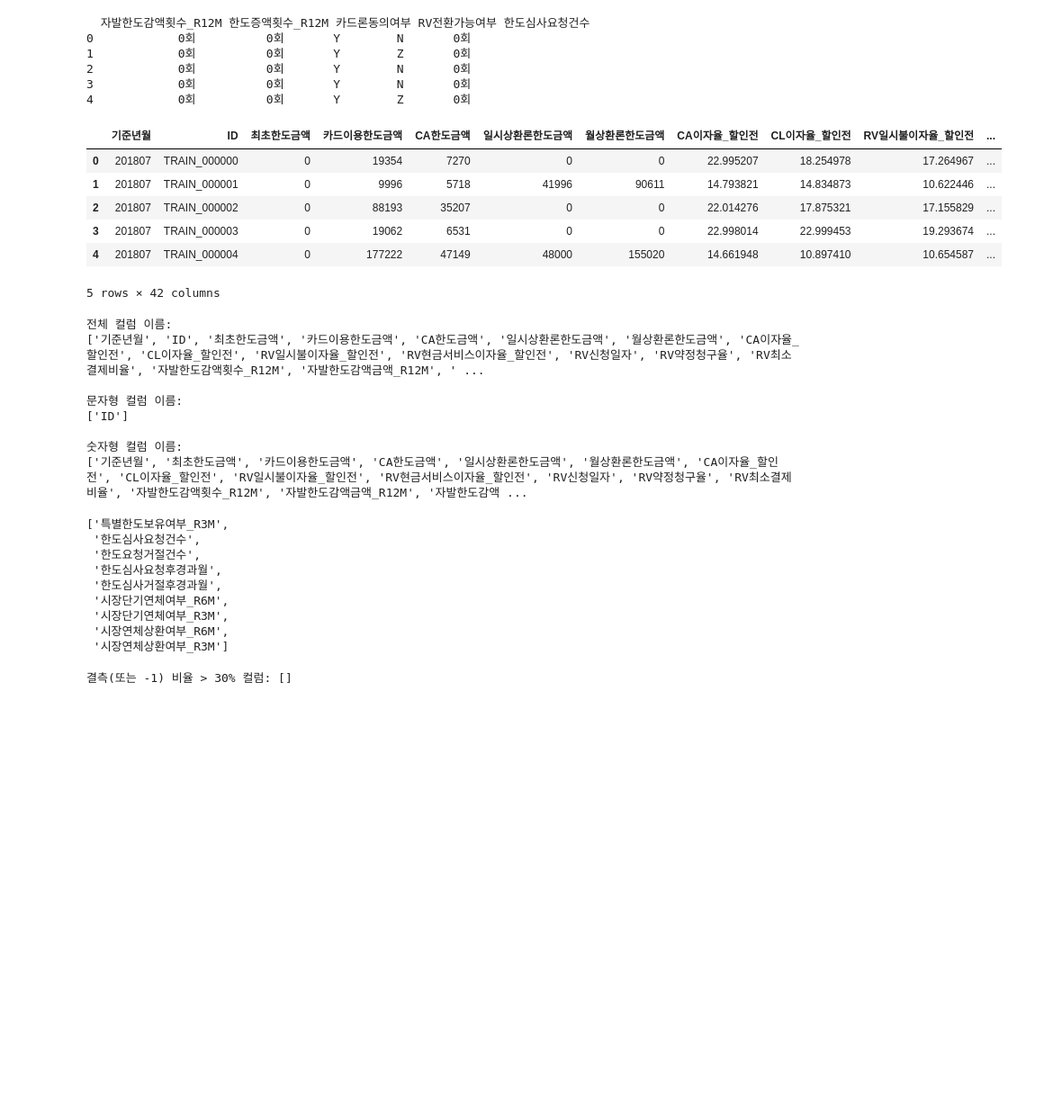
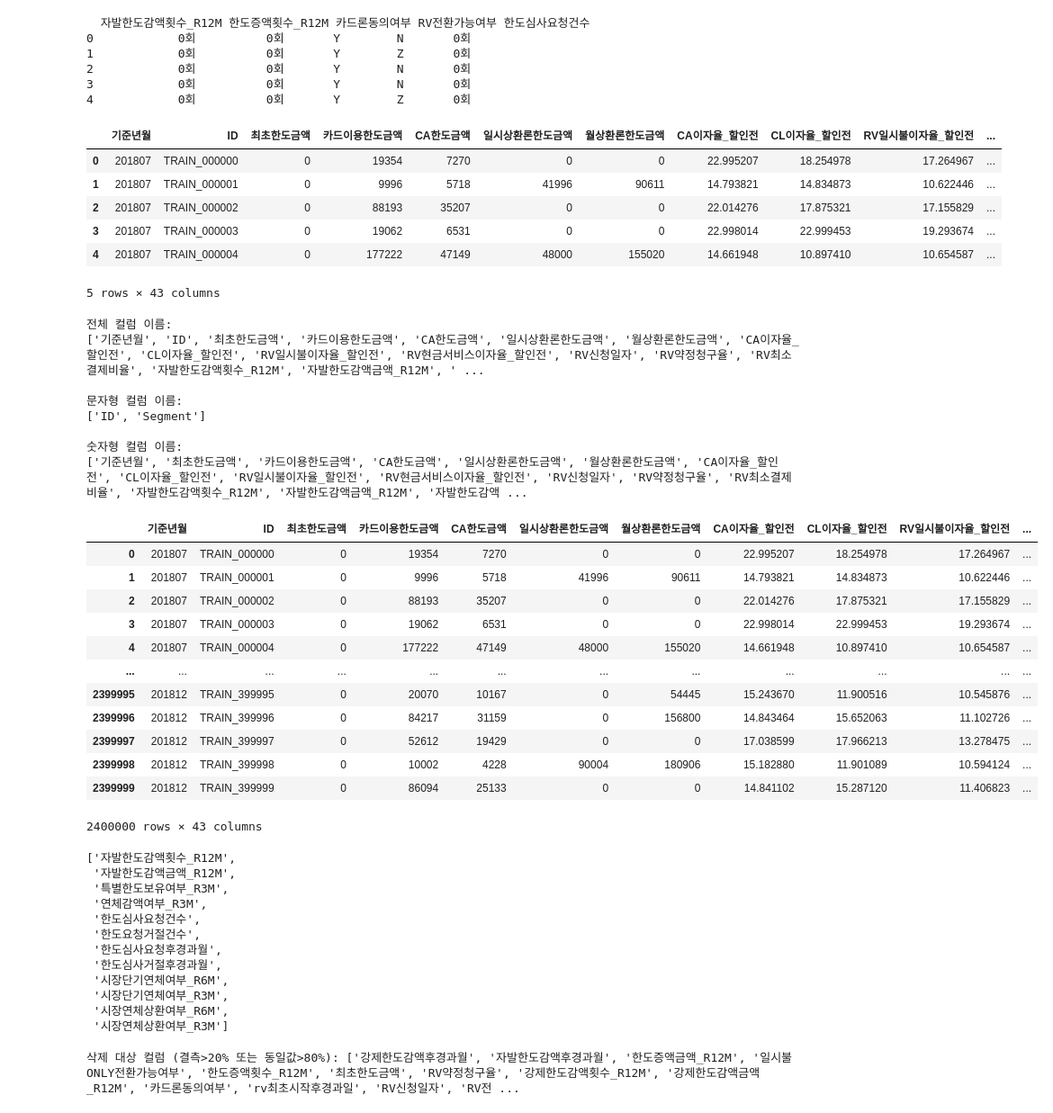
Before and after one commit to Eunhasuiin/LikeLion_Final_team_13, a Jupyter notebook: members/안성겸/notebook/신용_전처리.ipynb, the cells around one changed output. Shown at 90% size. Cells and saved outputs as stored; diff of their text form; code cells hidden in the pictures; blank space fills up the shorter version.

```diff
--- a/members/안성겸/notebook/신용_전처리.ipynb
+++ b/members/안성겸/notebook/신용_전처리.ipynb
@@ -6,6 +6,10 @@ import numpy as np
 from pandas.api.types import CategoricalDtype
 # %%
 ex1 = pd.read_parquet('train/2.신용정보/2018_신용정보_전체.parquet')
+# %%
+member_df = pd.read_parquet('train/1.회원정보/2018_회원정보_전체.parquet')
+member_seg = member_df[['ID', 'Segment']].drop_duplicates(subset='ID')
+ex1 = ex1.merge(member_seg, on='ID', how='left')
 # %%
 all_cols = ex1.columns.tolist()
 print("전체 컬럼 이름:")
@@ -67,7 +71,7 @@ ex1.head()
 | 2 | 201807 | TRAIN_000002 | 0 | 88193 | 35207 | 0 | 0 | 22.014276 | 17.875321 | 17.155829 | ... |
 | 3 | 201807 | TRAIN_000003 | 0 | 19062 | 6531 | 0 | 0 | 22.998014 | 22.999453 | 19.293674 | ... |
 | 4 | 201807 | TRAIN_000004 | 0 | 177222 | 47149 | 48000 | 155020 | 14.661948 | 10.897410 | 10.654587 | ... |
-5 rows × 42 columns
+5 rows × 43 columns
 # %%
 all_cols = ex1.columns.tolist()
 print("전체 컬럼 이름:")
@@ -83,16 +87,36 @@ print(num_cols)
 ['기준년월', 'ID', '최초한도금액', '카드이용한도금액', 'CA한도금액', '일시상환론한도금액', '월상환론한도금액', 'CA이자율_할인전', 'CL이자율_할인전', 'RV일시불이자율_할인전', 'RV현금서비스이자율_할인전', 'RV신청일자', 'RV약정청구율', 'RV최소결제비율', '자발한도감액횟수_R12M', '자발한도감액금액_R12M', ' ...
 
 문자형 컬럼 이름:
-['ID']
+['ID', 'Segment']
 
 숫자형 컬럼 이름:
 ['기준년월', '최초한도금액', '카드이용한도금액', 'CA한도금액', '일시상환론한도금액', '월상환론한도금액', 'CA이자율_할인전', 'CL이자율_할인전', 'RV일시불이자율_할인전', 'RV현금서비스이자율_할인전', 'RV신청일자', 'RV약정청구율', 'RV최소결제비율', '자발한도감액횟수_R12M', '자발한도감액금액_R12M', '자발한도감액 ...
+# %%
+ex1 = ex1.fillna(-1)
+ex1
+# %% [output]
+|  | 기준년월 | ID | 최초한도금액 | 카드이용한도금액 | CA한도금액 | 일시상환론한도금액 | 월상환론한도금액 | CA이자율_할인전 | CL이자율_할인전 | RV일시불이자율_할인전 | ... |
+| 0 | 201807 | TRAIN_000000 | 0 | 19354 | 7270 | 0 | 0 | 22.995207 | 18.254978 | 17.264967 | ... |
+| 1 | 201807 | TRAIN_000001 | 0 | 9996 | 5718 | 41996 | 90611 | 14.793821 | 14.834873 | 10.622446 | ... |
+| 2 | 201807 | TRAIN_000002 | 0 | 88193 | 35207 | 0 | 0 | 22.014276 | 17.875321 | 17.155829 | ... |
+| 3 | 201807 | TRAIN_000003 | 0 | 19062 | 6531 | 0 | 0 | 22.998014 | 22.999453 | 19.293674 | ... |
+| 4 | 201807 | TRAIN_000004 | 0 | 177222 | 47149 | 48000 | 155020 | 14.661948 | 10.897410 | 10.654587 | ... |
+| ... | ... | ... | ... | ... | ... | ... | ... | ... | ... | ... | ... |
+| 2399995 | 201812 | TRAIN_399995 | 0 | 20070 | 10167 | 0 | 54445 | 15.243670 | 11.900516 | 10.545876 | ... |
+| 2399996 | 201812 | TRAIN_399996 | 0 | 84217 | 31159 | 0 | 156800 | 14.843464 | 15.652063 | 11.102726 | ... |
+| 2399997 | 201812 | TRAIN_399997 | 0 | 52612 | 19429 | 0 | 0 | 17.038599 | 17.966213 | 13.278475 | ... |
+| 2399998 | 201812 | TRAIN_399998 | 0 | 10002 | 4228 | 90004 | 180906 | 15.182880 | 11.901089 | 10.594124 | ... |
+| 2399999 | 201812 | TRAIN_399999 | 0 | 86094 | 25133 | 0 | 0 | 14.841102 | 15.287120 | 11.406823 | ... |
+2400000 rows × 43 columns
 # %%
 num_df = ex1.select_dtypes(include=[np.number]).dropna()
-low_var = num_df.var()[ num_df.var() < 0.001 ].index.tolist()
+low_var = num_df.var()[ num_df.var() < 0.01 ].index.tolist()
 low_var
 # %% [output]
-['특별한도보유여부_R3M',
+['자발한도감액횟수_R12M',
+ '자발한도감액금액_R12M',
+ '특별한도보유여부_R3M',
+ '연체감액여부_R3M',
  '한도심사요청건수',
  '한도요청거절건수',
  '한도심사요청후경과월',
@@ -114,11 +141,25 @@ cols_to_drop = ['특별한도보유여부_R3M',
 ex1.drop(columns=cols_to_drop, inplace=True)
 # %%
 missing_mask = ex1.isna() | (ex1 == -1)
-
 missing_ratio = missing_mask.mean()
 
-high_na = missing_ratio[missing_ratio > 0.3].index.tolist()
+high_na = missing_ratio[missing_ratio > 0.2].index.tolist()
 
-print("결측(또는 -1) 비율 > 30% 컬럼:", high_na)
+high_const_cols = []
+threshold_const = 0.8
+
+for col in ex1.columns:
+    top_ratio = ex1[col].value_counts(normalize=True, dropna=False).values[0]
+    if top_ratio > threshold_const:
+        high_const_cols.append(col)
+
+to_drop = list(set(high_na + high_const_cols))
+
+if 'Segment' in to_drop:
+    to_drop.remove('Segment')
+
+print("삭제 대상 컬럼 (결측>20% 또는 동일값>80%):", to_drop)
+
+ex1.drop(columns=to_drop, inplace=True)
 # %% [output]
-결측(또는 -1) 비율 > 30% 컬럼: []
+삭제 대상 컬럼 (결측>20% 또는 동일값>80%): ['강제한도감액후경과월', '자발한도감액후경과월', '한도증액금액_R12M', '일시불ONLY전환가능여부', '한도증액횟수_R12M', '최초한도금액', 'RV약정청구율', '강제한도감액횟수_R12M', '강제한도감액금액_R12M', '카드론동의여부', 'rv최초시작후경과일', 'RV신청일자', 'RV전 ...
```
Also changed, not shown: parts of 13 cells of this notebook, 18 other files.
